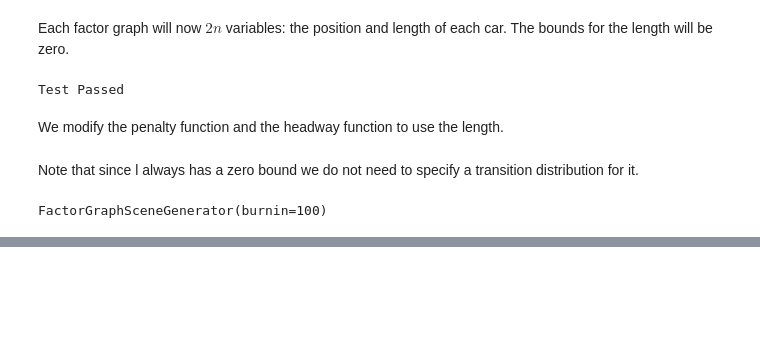
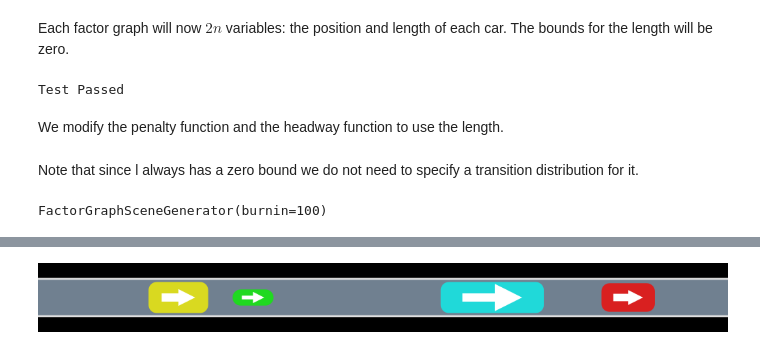
Before and after one commit to tawheeler/AutoScenes.jl, a Jupyter notebook: docs/HeadwaySampling.ipynb, the cells around one changed output, grey strips where cells are left out. Drawn from its saved outputs; the diff is of its cells as text; code cells hidden in the pictures; blank space fills up the shorter version.

```diff
--- a/docs/HeadwaySampling.ipynb
+++ b/docs/HeadwaySampling.ipynb
@@ -502,0 +558,9 @@ render(scene2, roadway, cam=StaticCamera(VecE2(25.0,0.0), 18.0), canvas_height=1
+# %%
+vars = Vars(scene, roadway)
+@test length(vars) == 8
+for (i, veh) in enumerate(scene)
+    @test vars.values[2i-1] ≈ scene[i].state.s
+    @test vars.bounds[2i-1] == StateBounds(-25.0,25.0)
+    @test vars.values[2i] == scene[i].def.len
+    @test vars.bounds[2i] == ZERO_BOUND
+end
@@ -502,0 +655,6 @@ render(scene2, roadway, cam=StaticCamera(VecE2(25.0,0.0), 18.0), canvas_height=1
+# %%
+features = (f_headway3,f_penalty3)
+factorgraph = FactorGraph(features, scene, roadway)
+θ = [1.0,-Inf]
+model = FactorModel(features, θ)
+gen = FactorGraphSceneGenerator(model, Dict(:s => Normal(0.0,5.0)), 100)
@@ -502,0 +678,3 @@ render(scene2, roadway, cam=StaticCamera(VecE2(25.0,0.0), 18.0), canvas_height=1
+# %%
+srand(0)
+Δ = metropolis_hastings!(gen, factorgraph)
@@ -502,0 +691,10 @@ render(scene2, roadway, cam=StaticCamera(VecE2(25.0,0.0), 18.0), canvas_height=1
+# %%
+scene2 = Frame([
+    Vehicle1D(PosSpeed1D(mod_position_to_roadway(factorgraph.vars.values[1] + Δ[1], roadway), 0.0), scene[1].def, 1),
+    Vehicle1D(PosSpeed1D(mod_position_to_roadway(factorgraph.vars.values[3] + Δ[3], roadway), 0.0), scene[2].def, 2),
+    Vehicle1D(PosSpeed1D(mod_position_to_roadway(factorgraph.vars.values[5] + Δ[5], roadway), 0.0), scene[3].def, 3),
+    Vehicle1D(PosSpeed1D(mod_position_to_roadway(factorgraph.vars.values[7] + Δ[7], roadway), 0.0), scene[4].def, 4),
+])
+render(scene2, roadway, cam=StaticCamera(VecE2(25.0,0.0), 18.0), canvas_height=100, car_colors=colors)
+# %% [output]
+[figure, added]
```
Also changed, not shown: parts of 19 cells of this notebook, 1 other file.
